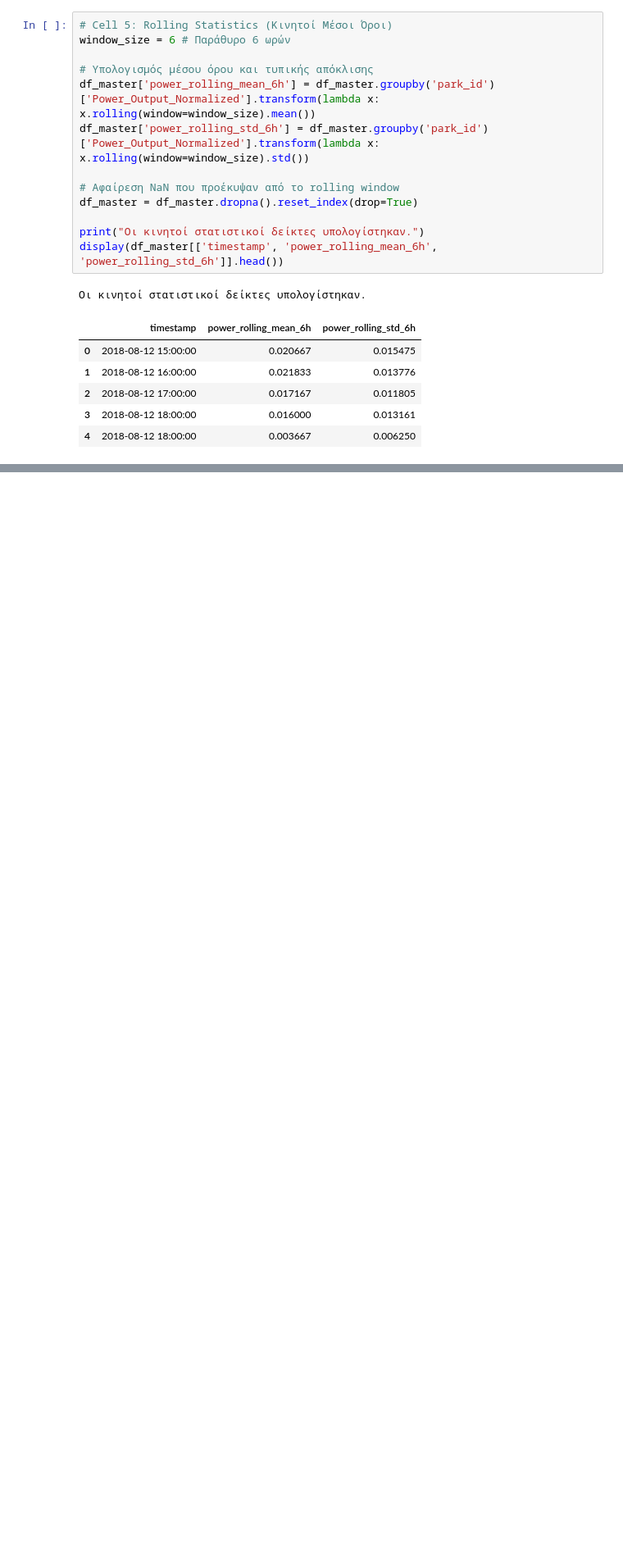
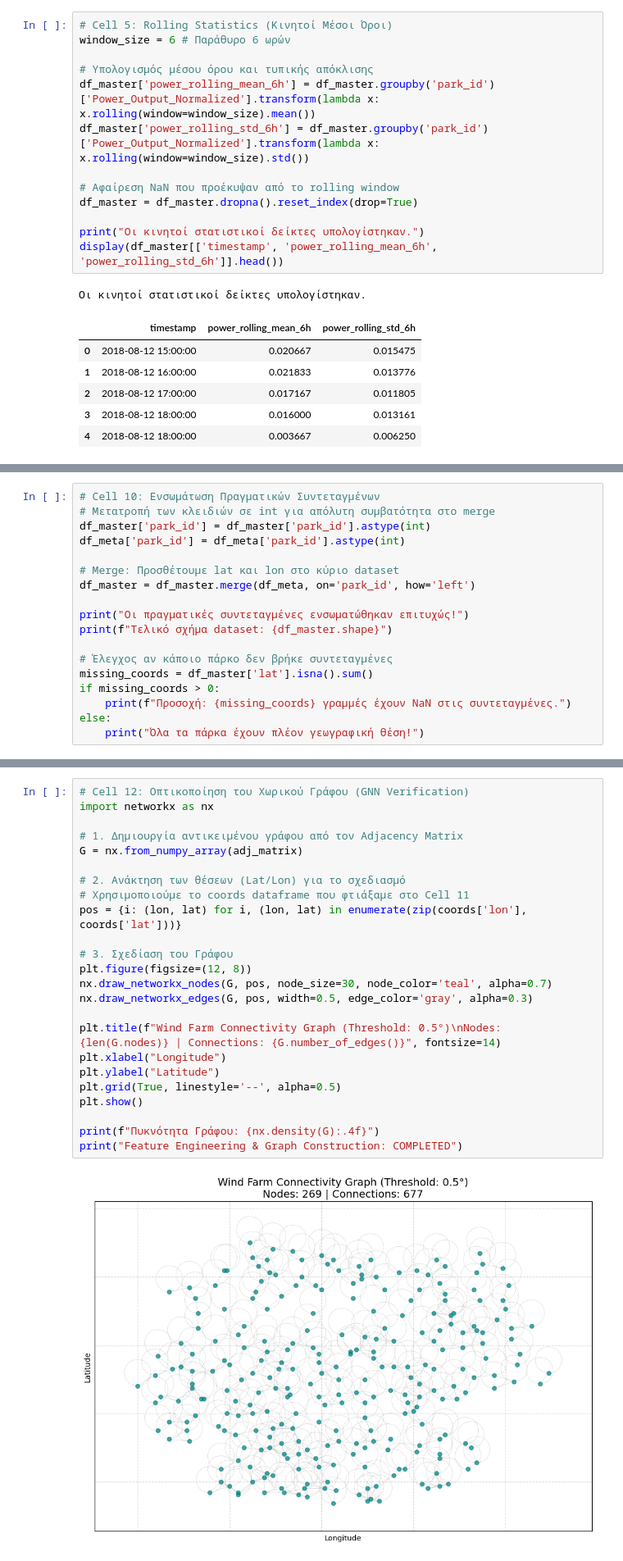
Before and after one commit to Dionysis33/WindPower_DigitalTwin, a Jupyter notebook: notebooks/04_feature_engineering_and_graph_construction.ipynb, the cells around one changed output, grey strips where cells are left out. Shown at 82% size. Drawn from its saved outputs; the diff is of its cells as text; blank space fills up the shorter version.

Commit message:
feat: complete feature engineering with 1.6M samples and verified spatial graph (269 nodes)

```diff
--- a/notebooks/04_feature_engineering_and_graph_construction.ipynb
+++ b/notebooks/04_feature_engineering_and_graph_construction.ipynb
@@ -155,0 +265,18 @@ display(df_master[['timestamp', 'power_rolling_mean_6h', 'power_rolling_std_6h']
+# %%
+# Cell 10: Ενσωμάτωση Πραγματικών Συντεταγμένων
+# Μετατροπή των κλειδιών σε int για απόλυτη συμβατότητα στο merge
+df_master['park_id'] = df_master['park_id'].astype(int)
+df_meta['park_id'] = df_meta['park_id'].astype(int)
+
+# Merge: Προσθέτουμε lat και lon στο κύριο dataset
+df_master = df_master.merge(df_meta, on='park_id', how='left')
+
+print("Οι πραγματικές συντεταγμένες ενσωματώθηκαν επιτυχώς!")
+print(f"Τελικό σχήμα dataset: {df_master.shape}")
+
+# Έλεγχος αν κάποιο πάρκο δεν βρήκε συντεταγμένες
+missing_coords = df_master['lat'].isna().sum()
+if missing_coords > 0:
+    print(f"Προσοχή: {missing_coords} γραμμές έχουν NaN στις συντεταγμένες.")
+else:
+    print("Όλα τα πάρκα έχουν πλέον γεωγραφική θέση!")
@@ -155,0 +320,26 @@ display(df_master[['timestamp', 'power_rolling_mean_6h', 'power_rolling_std_6h']
+# %%
+# Cell 12: Οπτικοποίηση του Χωρικού Γράφου (GNN Verification)
+import networkx as nx
+
+# 1. Δημιουργία αντικειμένου γράφου από τον Adjacency Matrix
+G = nx.from_numpy_array(adj_matrix)
+
+# 2. Ανάκτηση των θέσεων (Lat/Lon) για το σχεδιασμό
+# Χρησιμοποιούμε το coords dataframe που φτιάξαμε στο Cell 11
+pos = {i: (lon, lat) for i, (lon, lat) in enumerate(zip(coords['lon'], coords['lat']))}
+
+# 3. Σχεδίαση του Γράφου
+plt.figure(figsize=(12, 8))
+nx.draw_networkx_nodes(G, pos, node_size=30, node_color='teal', alpha=0.7)
+nx.draw_networkx_edges(G, pos, width=0.5, edge_color='gray', alpha=0.3)
+
+plt.title(f"Wind Farm Connectivity Graph (Threshold: 0.5°)\nNodes: {len(G.nodes)} | Connections: {G.number_of_edges()}", fontsize=14)
+plt.xlabel("Longitude")
+plt.ylabel("Latitude")
+plt.grid(True, linestyle='--', alpha=0.5)
+plt.show()
+
+print(f"Πυκνότητα Γράφου: {nx.density(G):.4f}")
+print("Feature Engineering & Graph Construction: COMPLETED")
+# %% [output]
+[figure, added]
```
Also changed, not shown: parts of 7 cells of this notebook.
